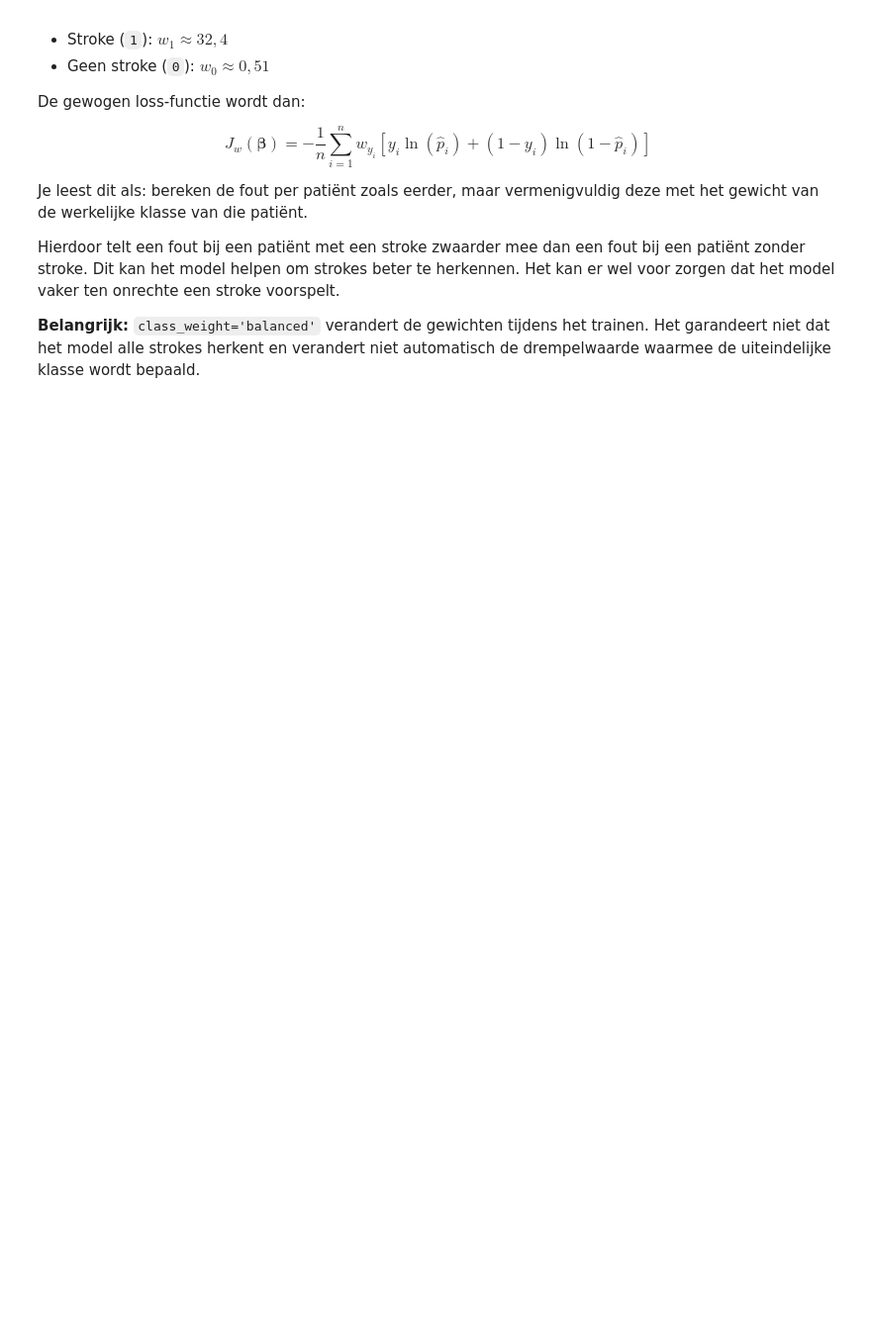
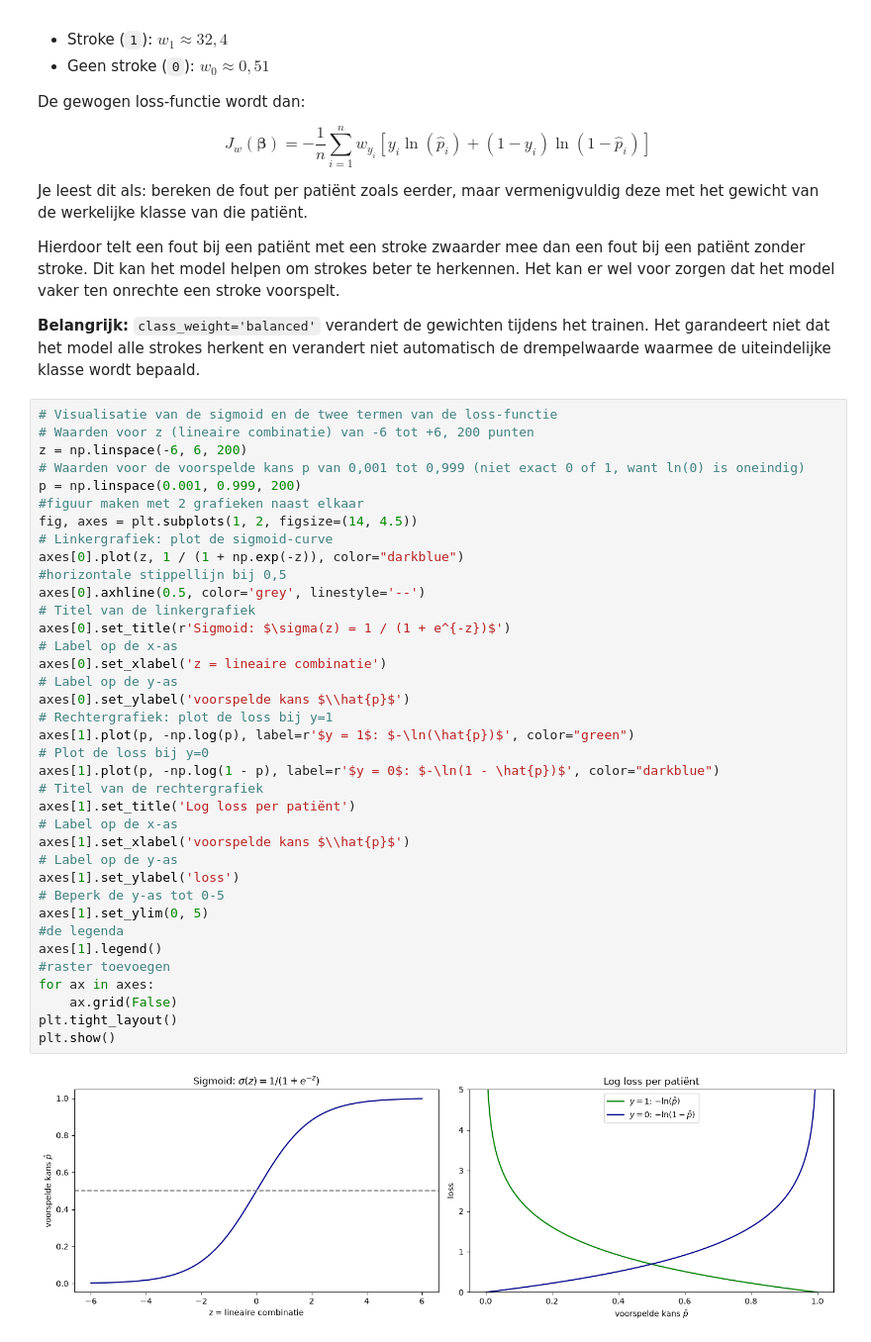
Before and after one commit to Artheriax/Machine-learning-3, a Jupyter notebook: Persoon A/Portfolio-opdracht-1.ipynb, the cells around one changed output. Shown at 99% size. Saved outputs shown, nothing was run; the diff lists cells and outputs as text; blank space fills up the shorter version.

Commit message:
Visualisatie van de sigmoid en de twee termen van de loss-functie

```diff
--- a/Persoon A/Portfolio-opdracht-1.ipynb
+++ b/Persoon A/Portfolio-opdracht-1.ipynb
@@ -1103,3 +1103,42 @@ Je leest dit als: bereken de fout per patiënt zoals eerder, maar vermenigvuldig
 Hierdoor telt een fout bij een patiënt met een stroke zwaarder mee dan een fout bij een patiënt zonder stroke. Dit kan het model helpen om strokes beter te herkennen. Het kan er wel voor zorgen dat het model vaker ten onrechte een stroke voorspelt.
 
 **Belangrijk:** `class_weight='balanced'` verandert de gewichten tijdens het trainen. Het garandeert niet dat het model alle strokes herkent en verandert niet automatisch de drempelwaarde waarmee de uiteindelijke klasse wordt bepaald.
+# %%
+# Visualisatie van de sigmoid en de twee termen van de loss-functie
+# Waarden voor z (lineaire combinatie) van -6 tot +6, 200 punten
+z = np.linspace(-6, 6, 200)
+# Waarden voor de voorspelde kans p van 0,001 tot 0,999 (niet exact 0 of 1, want ln(0) is oneindig)
+p = np.linspace(0.001, 0.999, 200)
+#figuur maken met 2 grafieken naast elkaar
+fig, axes = plt.subplots(1, 2, figsize=(14, 4.5))
+# Linkergrafiek: plot de sigmoid-curve
+axes[0].plot(z, 1 / (1 + np.exp(-z)), color="darkblue")
+#horizontale stippellijn bij 0,5
+axes[0].axhline(0.5, color='grey', linestyle='--')
+# Titel van de linkergrafiek
+axes[0].set_title(r'Sigmoid: $\sigma(z) = 1 / (1 + e^{-z})$')
+# Label op de x-as
+axes[0].set_xlabel('z = lineaire combinatie')
+# Label op de y-as
+axes[0].set_ylabel('voorspelde kans $\\hat{p}$')
+# Rechtergrafiek: plot de loss bij y=1
+axes[1].plot(p, -np.log(p), label=r'$y = 1$: $-\ln(\hat{p})$', color="green")
+# Plot de loss bij y=0
+axes[1].plot(p, -np.log(1 - p), label=r'$y = 0$: $-\ln(1 - \hat{p})$', color="darkblue")
+# Titel van de rechtergrafiek
+axes[1].set_title('Log loss per patiënt')
+# Label op de x-as
+axes[1].set_xlabel('voorspelde kans $\\hat{p}$')
+# Label op de y-as
+axes[1].set_ylabel('loss')
+# Beperk de y-as tot 0-5
+axes[1].set_ylim(0, 5)
+#de legenda
+axes[1].legend()
+#raster toevoegen
+for ax in axes:
+    ax.grid(False)
+plt.tight_layout()
+plt.show()
+# %% [output]
+[figure, added]
```
